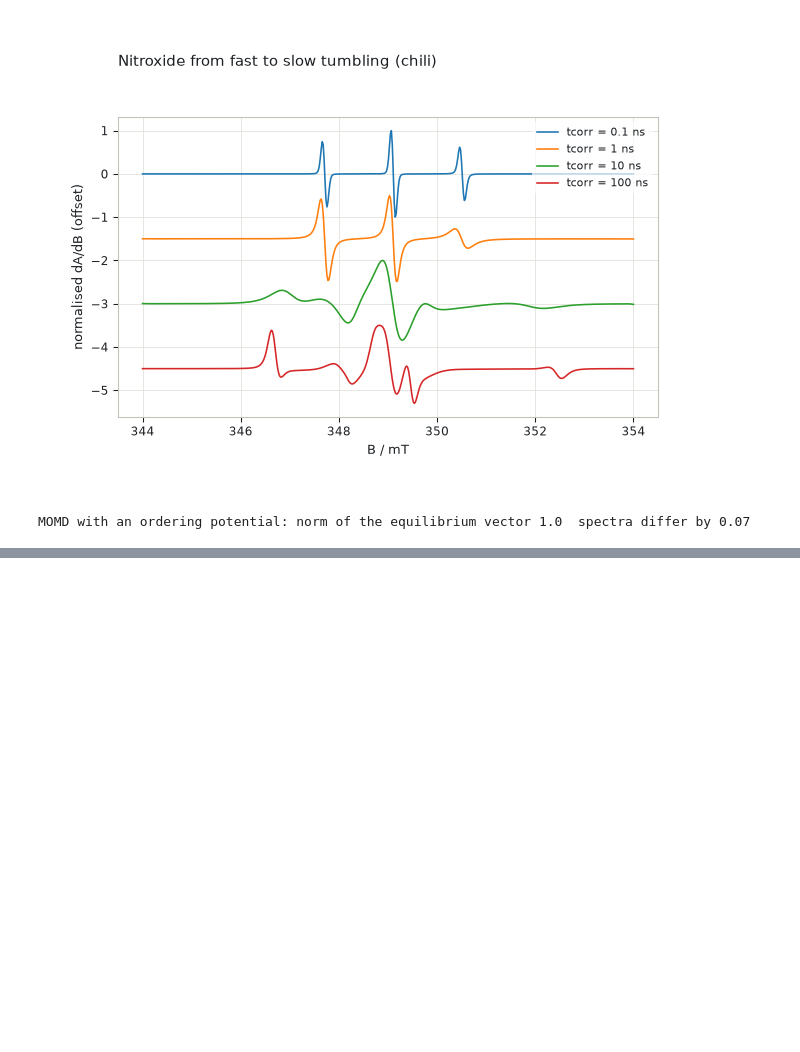
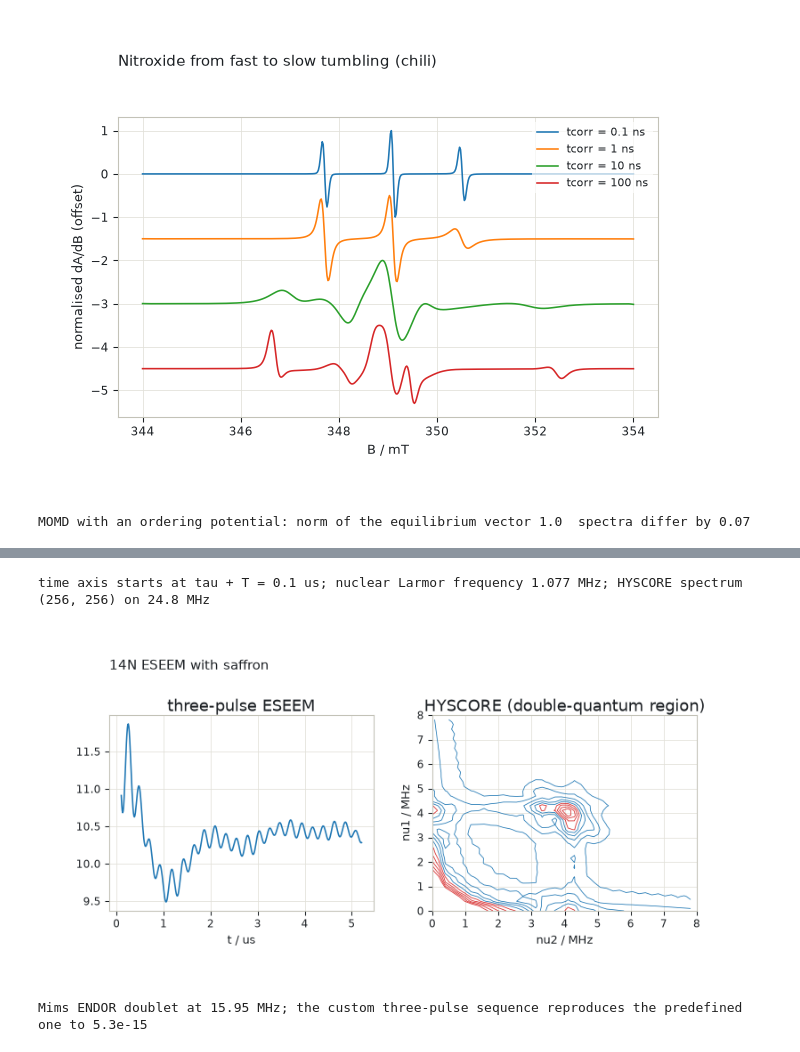
Before and after one commit to ajerschow/spynach, a Jupyter notebook: docs/notebooks/epreasy-simulators.ipynb, the cells around one changed output, grey strips where cells are left out. Cells and saved outputs as stored; diff of their text form; code cells hidden in the pictures; blank space fills up the shorter version.

```diff
--- a/docs/notebooks/epreasy-simulators.ipynb
+++ b/docs/notebooks/epreasy-simulators.ipynb
@@ -349,0 +379,34 @@ MOMD with an ordering potential: norm of the equilibrium vector 1.0  spectra dif
+# %%
+weak_n14 = {"Nucs": "14N", "A": [-1, -1, 2], "Q": [-1, -1, 2]}
+three_pulse = es.saffron(weak_n14, {"Field": 350, "Sequence": "3pESEEM", "dt": 0.01, "nPoints": 512, "tau": 0.1})
+hyscore = es.saffron(weak_n14, {"Field": 350, "Sequence": "HYSCORE", "dt": 0.02, "nPoints": 128, "tau": 0.1})
+nu_n = es.larmorfrq("14N", 350)[0, 0]
+print("time axis starts at tau + T =", three_pulse.x[0], "us; nuclear Larmor frequency", round(nu_n, 3), "MHz;",
+      "HYSCORE spectrum", hyscore.info["fd"].shape, "on", round(hyscore.info["f1"][-1], 2), "MHz")
+# %% [output]
+time axis starts at tau + T = 0.1 us; nuclear Larmor frequency 1.077 MHz; HYSCORE spectrum (256, 256) on 24.8 MHz
+# %%
+import plotly.graph_objects as go
+from plotly.subplots import make_subplots
+
+fig = make_subplots(rows=1, cols=2, subplot_titles=("three-pulse ESEEM", "HYSCORE (double-quantum region)"))
+fig.add_trace(go.Scatter(x=three_pulse.x, y=np.real(three_pulse.spec), mode="lines", name="echo modulation"), row=1, col=1)
+f1, f2 = hyscore.info["f1"], hyscore.info["f2"]
+win1, win2 = (f1 >= 0) & (f1 <= 8), (f2 >= 0) & (f2 <= 8)  # the plotted window only keeps the notebook small
+f1, f2, z = f1[win1], f2[win2], np.abs(hyscore.info["fd"])[np.ix_(win1, win2)]
+top = z[(f1 > 1.5)[:, None] & (f2 > 1.5)[None, :]].max()  # levels relative to the peaks away from the low-frequency corner
+fig.add_trace(go.Contour(x=f2, y=f1, z=z, contours={"coloring": "lines", "start": 0.1 * top, "end": top, "size": 0.1 * top}, colorscale=[[0, "#1f77b4"], [1, "#d62728"]], showscale=False, name="|FT|"), row=1, col=2)
+fig.update_xaxes(title_text="t / us", row=1, col=1)
+fig.update_xaxes(title_text="nu2 / MHz", range=[0, 8], row=1, col=2)
+fig.update_yaxes(title_text="nu1 / MHz", range=[0, 8], row=1, col=2)
+fig.update_layout(title="14N ESEEM with saffron", width=820, height=400)
+fig
+# %% [output]
+[figure, added]
+# %%
+mims = es.saffron({"Nucs": "1H", "A": [1, 1, 5], "lwEndor": 0.1}, {"Sequence": "MimsENDOR", "Field": 325, "tau": 0.1, "Range": [5, 25], "nPoints": 401})
+custom = es.saffron(weak_n14, {"Field": 350, "Sequence": [{"Flip": np.pi / 2}, 0.1, {"Flip": np.pi / 2}, 0.0, {"Flip": np.pi / 2}, 0.1], "nPoints": 512, "Dim1": [["d2", 0.01]]})
+print("Mims ENDOR doublet at", np.round(mims.x[np.argsort(mims.spec)[-1]], 2), "MHz;",
+      "the custom three-pulse sequence reproduces the predefined one to", f"{np.abs(custom.spec - three_pulse.spec).max():.1e}")
+# %% [output]
+Mims ENDOR doublet at 15.95 MHz; the custom three-pulse sequence reproduces the predefined one to 5.3e-15
```
Also changed, not shown: parts of 3 cells of this notebook, 15 other files.
